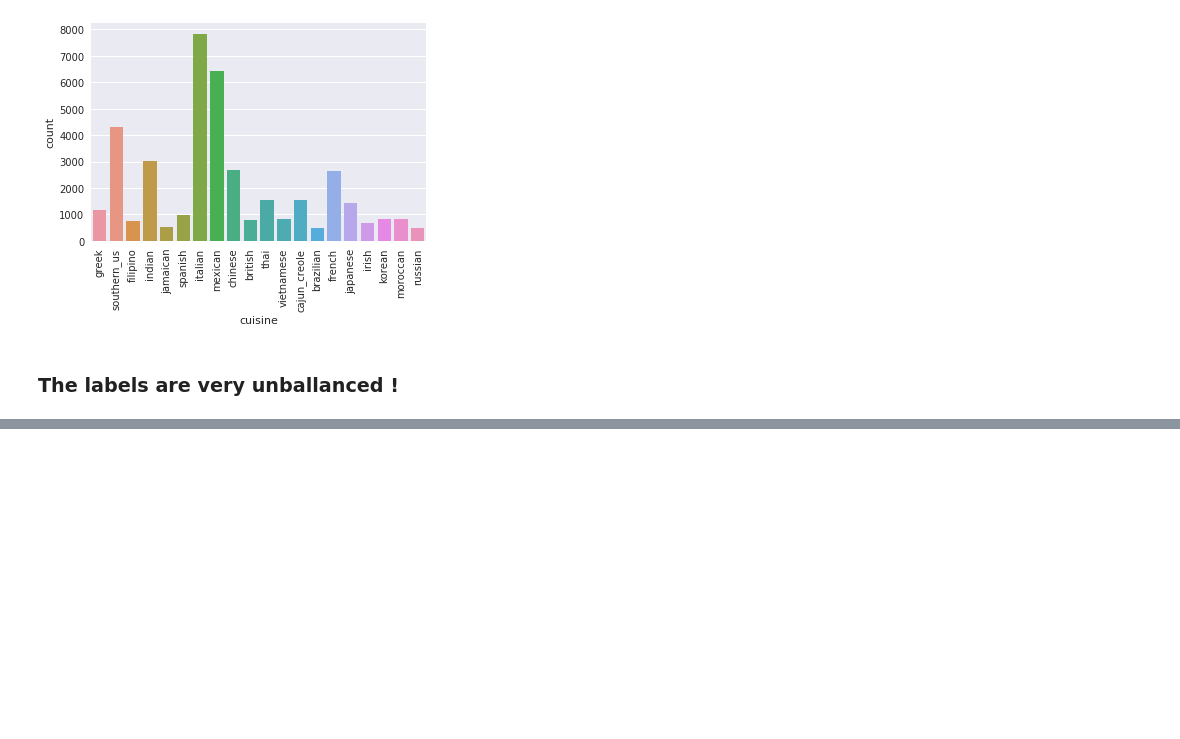
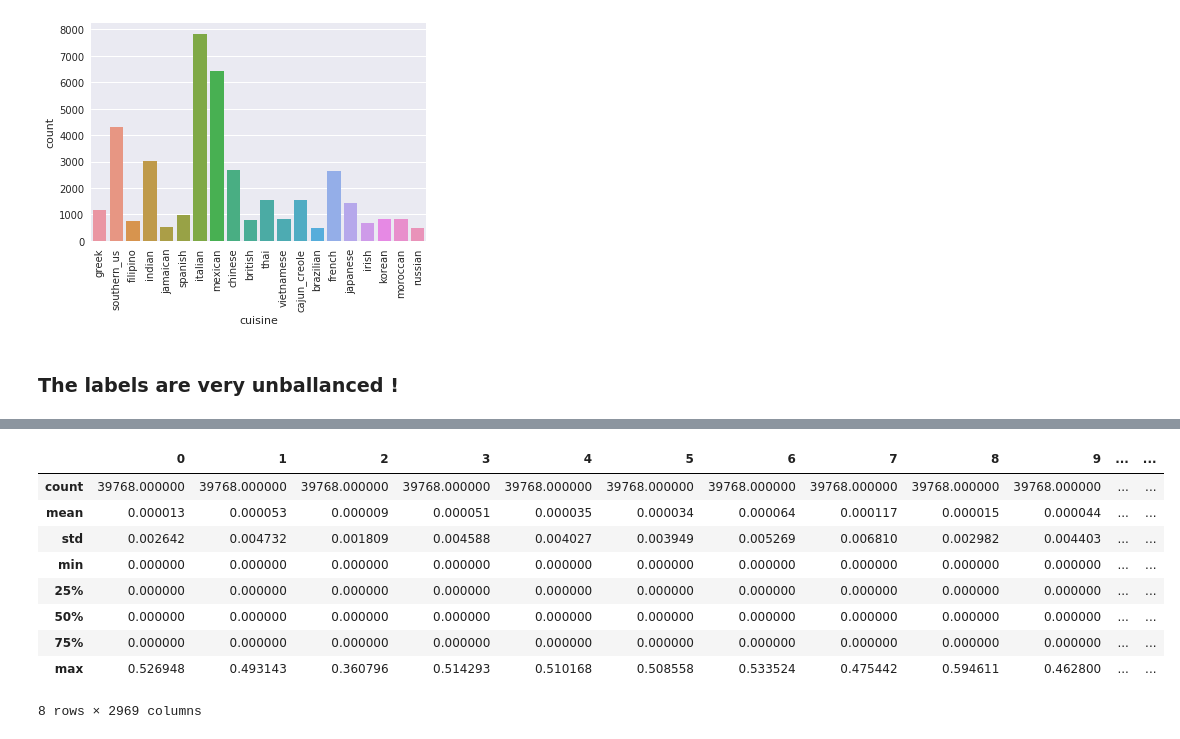
Before and after one commit to arielszabo/What-s_Cooking-kaggle, a Jupyter notebook: Whats_Cooking_eda_and_modelling.ipynb, the cells around one changed output, grey strips where cells are left out. Cells and saved outputs as stored; diff of their text form; code cells hidden in the pictures; blank space fills up the shorter version.

Commit message:
TFIDF and ngrams

```diff
--- a/Whats_Cooking_eda_and_modelling.ipynb
+++ b/Whats_Cooking_eda_and_modelling.ipynb
@@ -105,0 +207,21 @@ test_on_train(model, X, y)
+# %%
+np.random.seed(123)
+print(datetime.datetime.now())
+# test_on_train(model, X, y)
+# x_train, x_test, y_train, y_test = train_test_split(X, pd.get_dummies(y), stratify= pd.get_dummies(y))
+x_train, x_test, y_train, y_test = train_test_split(X, y, stratify= y)
+model.fit(x_train, y_train)
+train_pred = model.predict(x_train)
+test_pred = model.predict(x_test)
+
+print(metrics.accuracy_score(y_train, train_pred))
+print(metrics.accuracy_score(y_test, test_pred))
+
+
+
+# print(metrics.precision_score(y_train, train_pred, average='weighted'))
+# print(metrics.precision_score(y_test, test_pred, average='weighted'))
+
+# print(metrics.recall_score(y_train, train_pred, average='weighted'))
+# print(metrics.recall_score(y_test, test_pred, average='weighted'))
+print(datetime.datetime.now())
@@ -105,0 +230,7 @@ test_on_train(model, X, y)
+# %%
+for i in [30, 35, 40, 100]:
+    print(i)
+    out_index = train[train.ingredients_count > i].index
+    X = train.ingredients.drop(out_index)
+    y = train.cuisine.drop(out_index)
+    print(test_on_train(model, X, y))
@@ -110,0 +267,14 @@ test_recall        0.785727
+# %%
+params = [
+#     {'logreg__estimator__C':[0.001, 0.01, 0.1, 1, 10, 100],
+#      'logreg__estimator__penalty':['l2'],
+#      'logreg__estimator__solver':['newton-cg', 'lbfgs',  'sag']
+#     },
+    {'bag_of_words__ngram_range':[(1,1), (1,2), (1,3)],
+    'logreg__estimator__C':[0.01, 0.1, 1, 5],
+     'logreg__estimator__penalty':['l2', 'l1'],
+     'logreg__estimator__solver':['liblinear', 'saga']
+    }
+         ]
+GCV = GridSearchCV(model, params, cv=5, n_jobs=4, verbose=2)
+GCV.fit(X, pd.get_dummies(y))
@@ -110,0 +288,14 @@ test_recall        0.785727
+# %%
+tfidf_transformed_data = TfidfVectorizer(stop_words='english').fit_transform(X) #.to_dence() #.
+pd.DataFrame(tfidf_transformed_data.toarray()).describe()
+# %% [output]
+|  | 0 | 1 | 2 | 3 | 4 | 5 | 6 | 7 | 8 | 9 | ... | ... |
+| count | 39768.000000 | 39768.000000 | 39768.000000 | 39768.000000 | 39768.000000 | 39768.000000 | 39768.000000 | 39768.000000 | 39768.000000 | 39768.000000 | ... | ... |
+| mean | 0.000013 | 0.000053 | 0.000009 | 0.000051 | 0.000035 | 0.000034 | 0.000064 | 0.000117 | 0.000015 | 0.000044 | ... | ... |
+| std | 0.002642 | 0.004732 | 0.001809 | 0.004588 | 0.004027 | 0.003949 | 0.005269 | 0.006810 | 0.002982 | 0.004403 | ... | ... |
+| min | 0.000000 | 0.000000 | 0.000000 | 0.000000 | 0.000000 | 0.000000 | 0.000000 | 0.000000 | 0.000000 | 0.000000 | ... | ... |
+| 25% | 0.000000 | 0.000000 | 0.000000 | 0.000000 | 0.000000 | 0.000000 | 0.000000 | 0.000000 | 0.000000 | 0.000000 | ... | ... |
+| 50% | 0.000000 | 0.000000 | 0.000000 | 0.000000 | 0.000000 | 0.000000 | 0.000000 | 0.000000 | 0.000000 | 0.000000 | ... | ... |
+| 75% | 0.000000 | 0.000000 | 0.000000 | 0.000000 | 0.000000 | 0.000000 | 0.000000 | 0.000000 | 0.000000 | 0.000000 | ... | ... |
+| max | 0.526948 | 0.493143 | 0.360796 | 0.514293 | 0.510168 | 0.508558 | 0.533524 | 0.475442 | 0.594611 | 0.462800 | ... | ... |
+8 rows × 2969 columns
```
Also changed, not shown: parts of 27 cells of this notebook.
